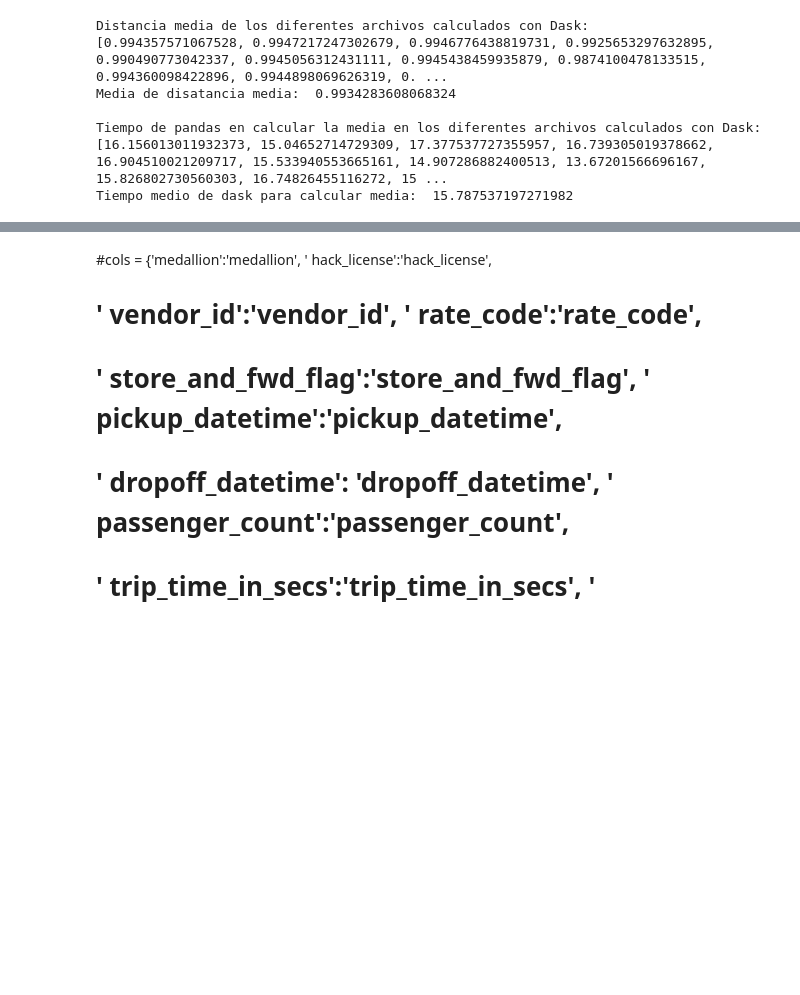
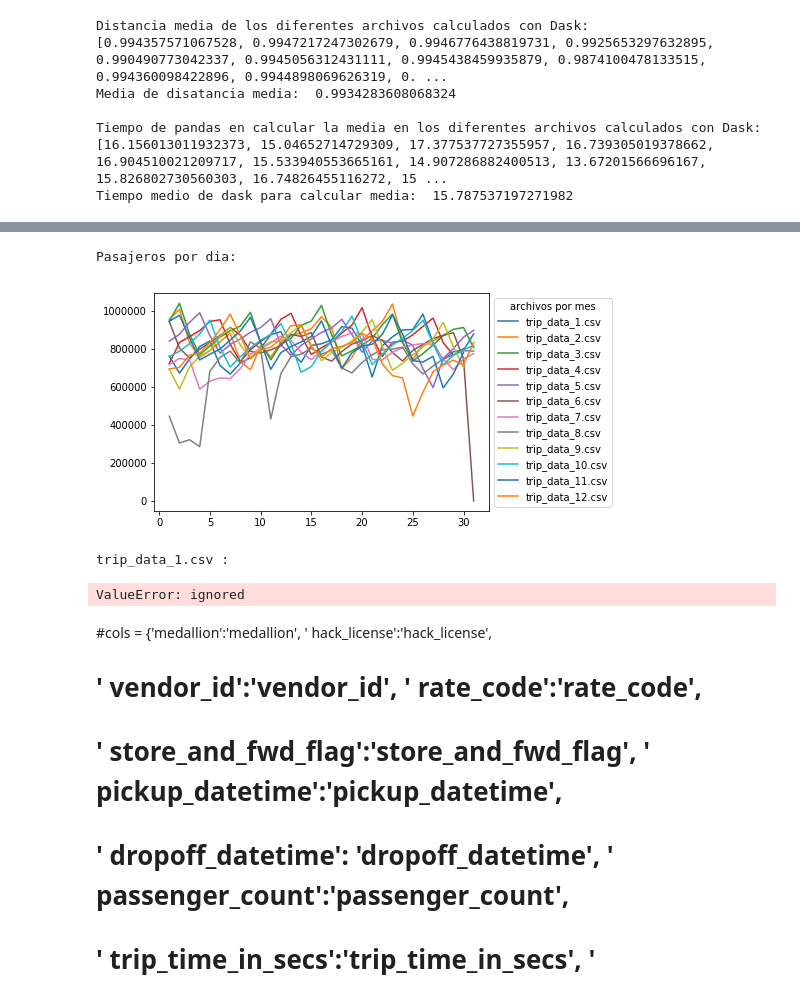
Before and after one commit to htapiagroup/sistemas-distribuidos-evaluacion-intersemestral-lorgid1, a Jupyter notebook: Examen1_2.ipynb, the cells around one changed output, grey strips where cells are left out. Cells and saved outputs as stored; diff of their text form; code cells hidden in the pictures; blank space fills up the shorter version.

```diff
--- a/Examen1_2.ipynb
+++ b/Examen1_2.ipynb
@@ -499,3 +569,68 @@ NameError: ignored
+# %%
+zzz =0
+print("Pasajeros por dia:")
+print("")
+for pd in pasajerosPorDiaCount:
+  plt.plot(pd, label = archivos[zzz]) #Adrian
+  zzz+=1
+  plt.legend(title="archivos por mes", loc='center left', bbox_to_anchor=(1, 0.5)) # Adrian
+# %% [output]
+Pasajeros por dia:
+[figure, added]
+# %%
+import math
+from ast import literal_eval
+from bokeh.plotting import figure, show, output_notebook
+from bokeh.tile_providers import CARTODBPOSITRON
+import decimal
+
+
+def merc(Coords):
+    Coordinates = literal_eval(Coords)
+    lat = Coordinates[0]
+    lon = Coordinates[1]
+
+    r_major = 6378137.000
+    x = r_major * math.radians(lon)
+    scale = x/lon
+    y = 180.0/math.pi * math.log(math.tan(math.pi/4.0 +
+        lat * (math.pi/180.0)/2.0)) * scale
+    return (x, y)
+
+contador = 1
+
+lista =["p1","p2","p3","p4","p5","p6","p7","p8","p9","p10","p11","p12"]
+
+for archivo in archivos:
+  print(archivo,":")
+  ploter = lista[contador]
+  for mt in dataFramesMejorTaxi:
+    if contador > 2:
+      L_Map['coords_x'] = mt[" pickup_longitude"].apply(lambda x: merc(x)[0])
+      L_Map['coords_y'] = mt[" pickup_latitude"].apply(lambda x: merc(x)[1])
+
+    else:
+
+      L_Map['coords_x'] = mt["pickup_longitude"].apply(lambda x: merc(x)[0])
+      L_Map['coords_y'] = mt["pickup_latitude"].apply(lambda x: merc(x)[1])
+
+
+
+
+  ploter = figure(x_axis_type="mercator", y_axis_type="mercator")
+  p.add_tile(CARTODBPOSITRON)
+  p.circle(x = L_Map['coords_x'],
+           y = L_Map['coords_y'])
+  output_notebook()
+  show(ploter)
+  contador += 1
+
+# for i in range(0,6):
+#    df = dia.get_group(i).sample(n=len(dia.get_group(i)))
+#    p.circle(x=df["pickup_longitude"], y=df["pickup_latitude"], legend=dias[i], fill_color=colores[i], line_color=None)
+# %% [output]
+trip_data_1.csv :
+ValueError: ignored
 # %% [markdown]
   #cols = {'medallion':'medallion', ' hack_license':'hack_license',
   #        ' vendor_id':'vendor_id', ' rate_code':'rate_code',
```
Also changed, not shown: parts of 11 cells of this notebook.
